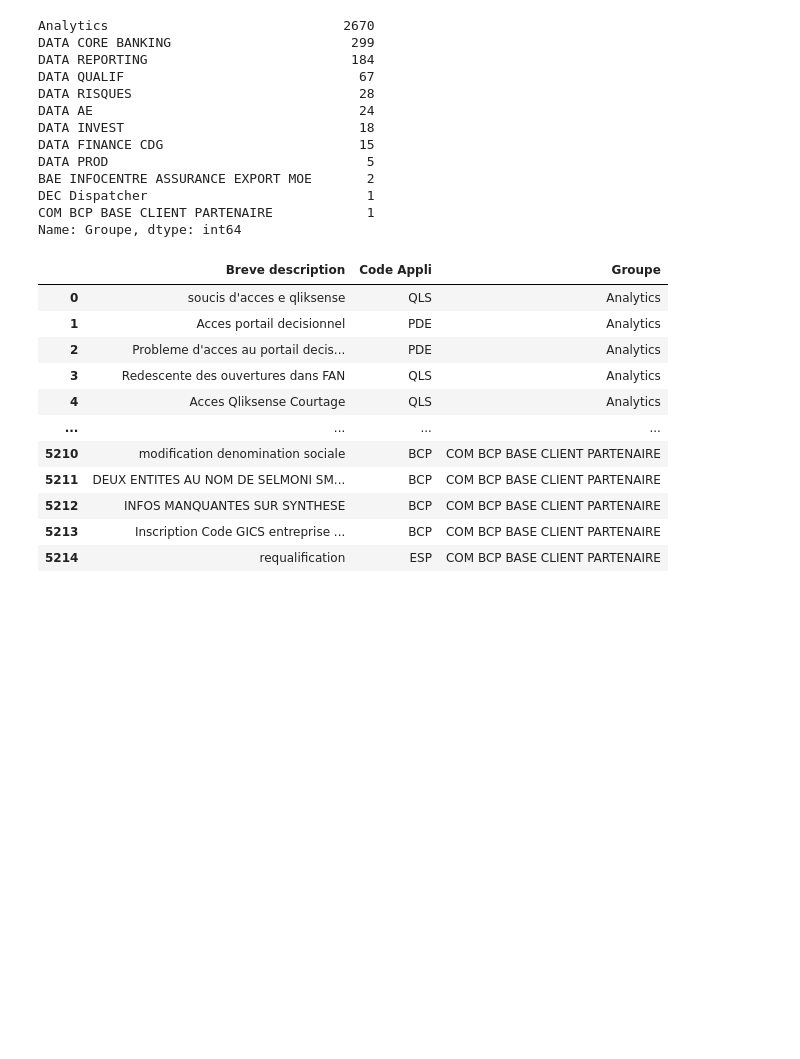
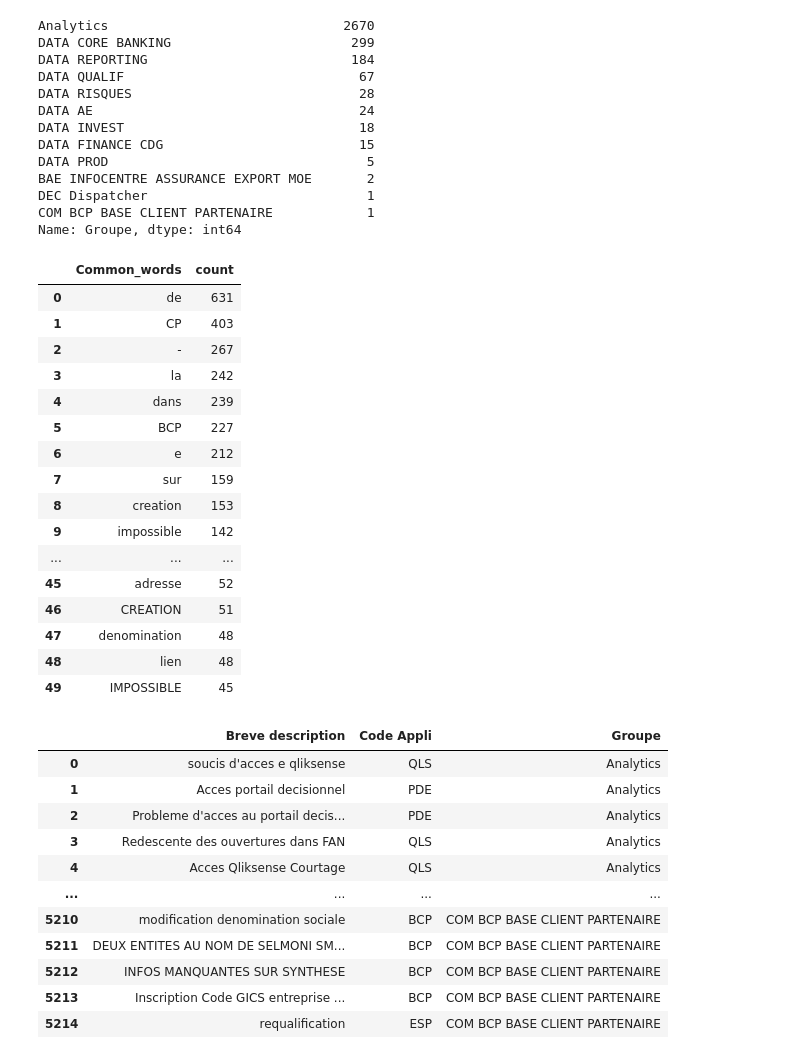
Before and after one commit to hbaieb77/PFEEE, a Jupyter notebook: model2.ipynb, the cells around one changed output. Saved outputs shown, nothing was run; the diff lists cells and outputs as text; code cells hidden in the pictures; blank space fills up the shorter version.

```diff
--- a/model2.ipynb
+++ b/model2.ipynb
@@ -369,6 +369,33 @@ COM BCP BASE CLIENT PARTENAIRE            1
 Name: Groupe, dtype: int64
 # %%
 df_COMBCP = df_merged[ (df_merged['Groupe'] =='COM BCP BASE CLIENT PARTENAIRE' ) & (( df_merged['Breve description']=='-' )==False) ][['Breve description' , 'Code Appli' ,  'Groupe' ]]
+# %%
+from collections import Counter
+
+
+df_COMBCP['Breve description'] = df_COMBCP['Breve description'].apply(lambda x:str(x).split())
+top = Counter([item for sublist in df_COMBCP['Breve description'] for item in sublist])
+temp = pd.DataFrame(top.most_common(50))
+temp.columns = ['Common_words','count']
+temp.style.background_gradient(cmap='Blues')
+# %% [output]
+|  | Common_words | count |
+| 0 | de | 631 |
+| 1 | CP | 403 |
+| 2 | - | 267 |
+| 3 | la | 242 |
+| 4 | dans | 239 |
+| 5 | BCP | 227 |
+| 6 | e | 212 |
+| 7 | sur | 159 |
+| 8 | creation | 153 |
+| 9 | impossible | 142 |
+| ... | ... | ... |
+| 45 | adresse | 52 |
+| 46 | CREATION | 51 |
+| 47 | denomination | 48 |
+| 48 | lien | 48 |
+| 49 | IMPOSSIBLE | 45 |
 # %%
 df_analytics = df_model[df_model['Groupe']=='Analytics']
 # %%
```
Also changed, not shown: parts of 5 cells of this notebook, 2 other files.
